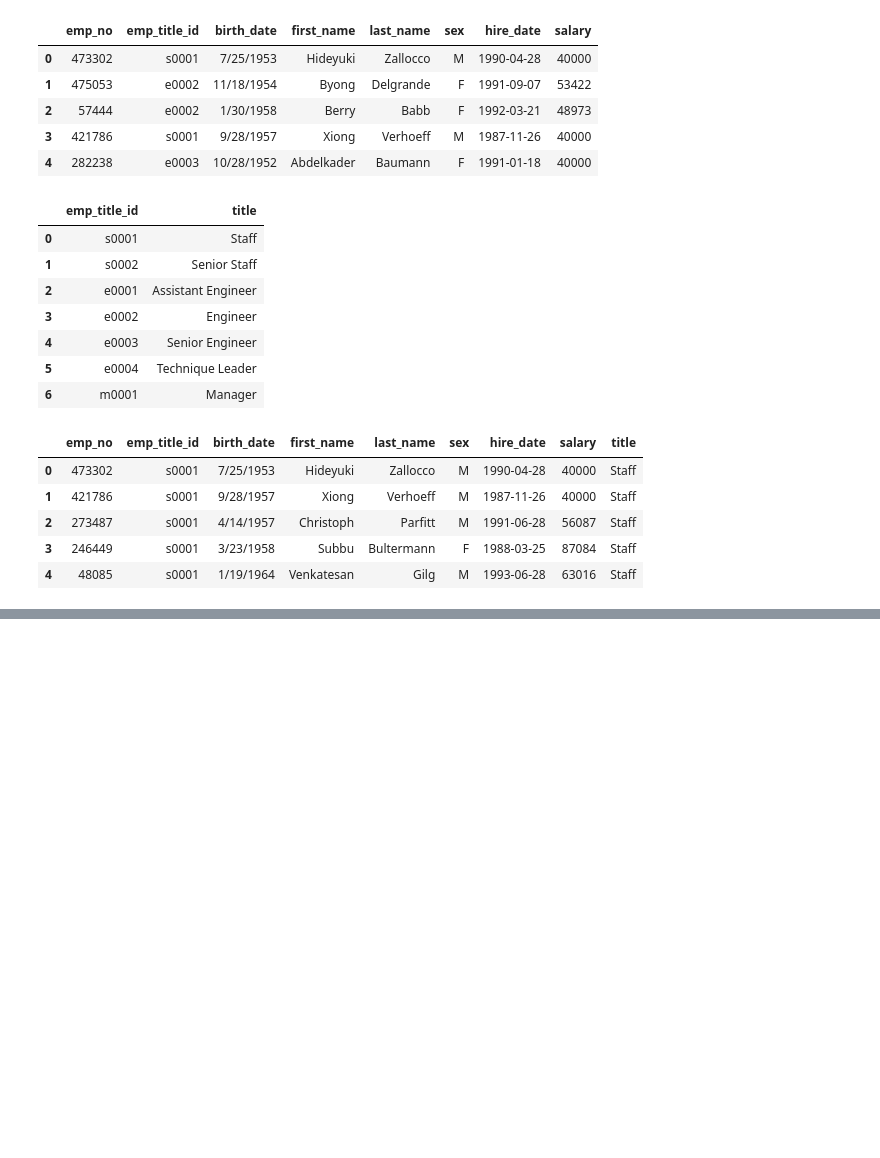
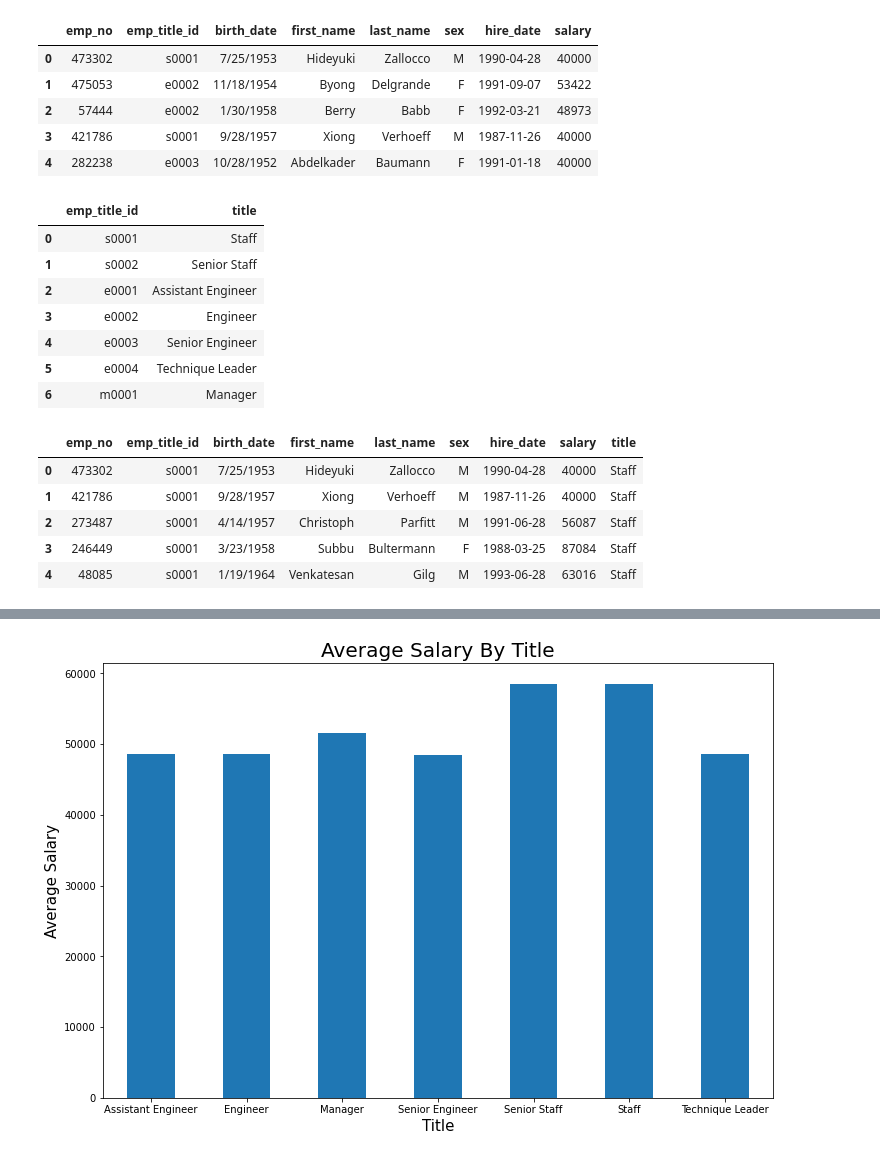
Before and after one commit to harrybonsu/sql-challenge, a Jupyter notebook: Employee_Bonus.ipynb, the cells around one changed output, grey strips where cells are left out. Cells and saved outputs as stored; diff of their text form; code cells hidden in the pictures; blank space fills up the shorter version.

```diff
--- a/Employee_Bonus.ipynb
+++ b/Employee_Bonus.ipynb
@@ -170,0 +118,11 @@ Name: salary, dtype: float64
+# %%
+# Create a bar chart of average salary by title.
+
+title_grp['salary'].plot(kind='bar', rot=0, figsize=(12, 8))
+
+plt.title('Average Salary By Title', fontsize=20)
+plt.xlabel('Title', fontsize=15)
+plt.ylabel('Average Salary', fontsize=15)
+plt.show()
+# %% [output]
+[figure, added]
```
Also changed, not shown: parts of 19 cells of this notebook.
